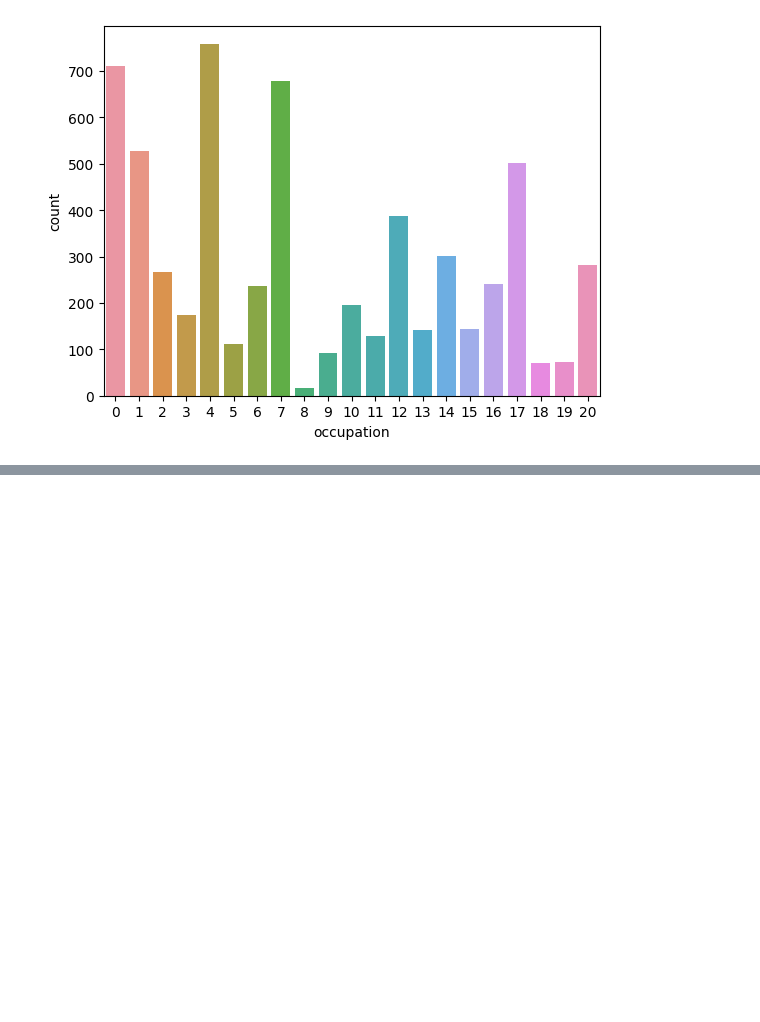
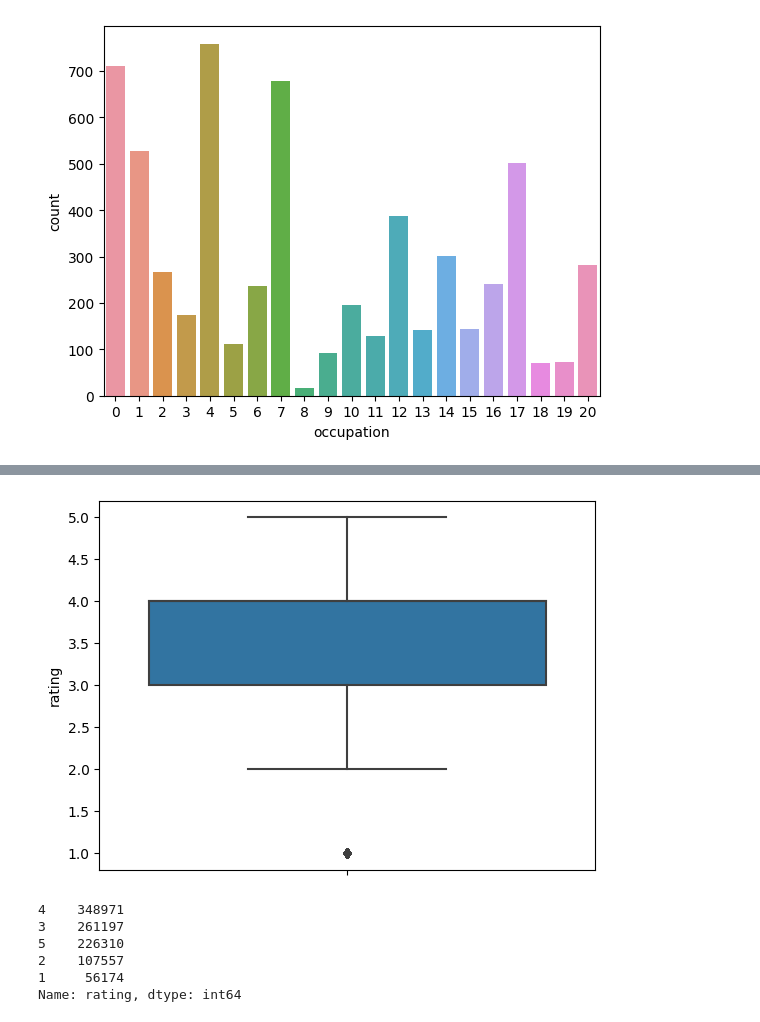
Before and after one commit to kiminhonawa/python, a Jupyter notebook: py20_movielens.ipynb, the cells around one changed output, grey strips where cells are left out. Saved outputs shown, nothing was run; the diff lists cells and outputs as text; code cells hidden in the pictures; blank space fills up the shorter version.

```diff
--- a/py20_movielens.ipynb
+++ b/py20_movielens.ipynb
@@ -395,0 +398,7 @@ plt.show()
+# %%
+ratings_file = 'https://github.com/wesm/pydata-book/raw/3rd-edition/datasets/movielens/ratings.dat'
+# %%
+ratings = pd.read_csv(ratings_file,
+                      sep='::',
+                      names=ratings_cols,
+                      engine='python')
@@ -395,0 +451,14 @@ plt.show()
+# %%
+sns.boxplot(data=ratings, y='rating')
+plt.show()
+# %% [output]
+[figure, added]
+# %%
+ratings.rating.value_counts()
+# %% [output]
+4    348971
+3    261197
+5    226310
+2    107557
+1     56174
+Name: rating, dtype: int64
```
Also changed, not shown: parts of 21 cells of this notebook.
